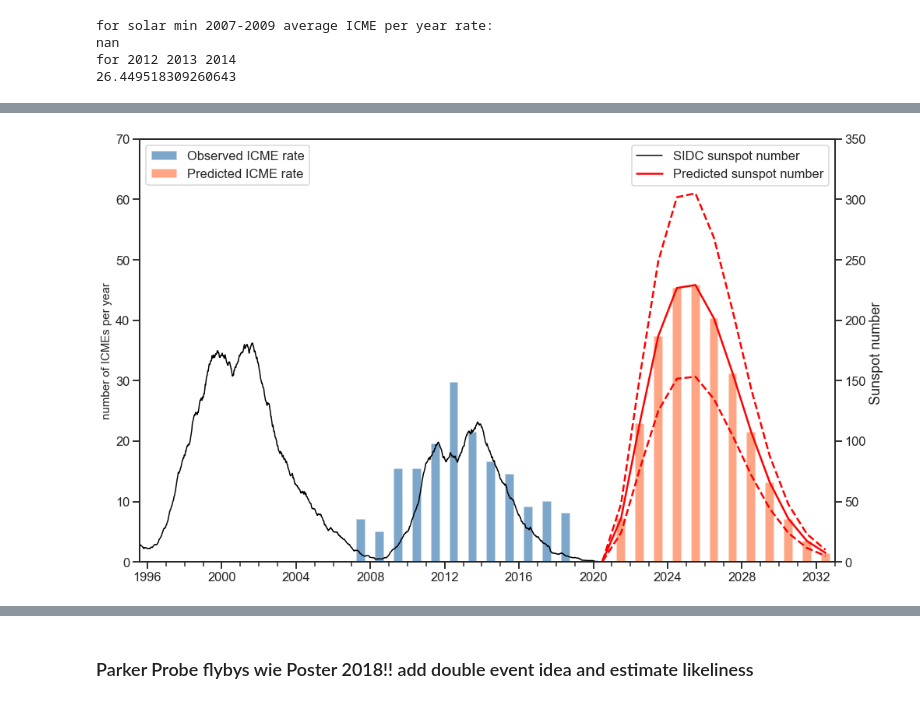
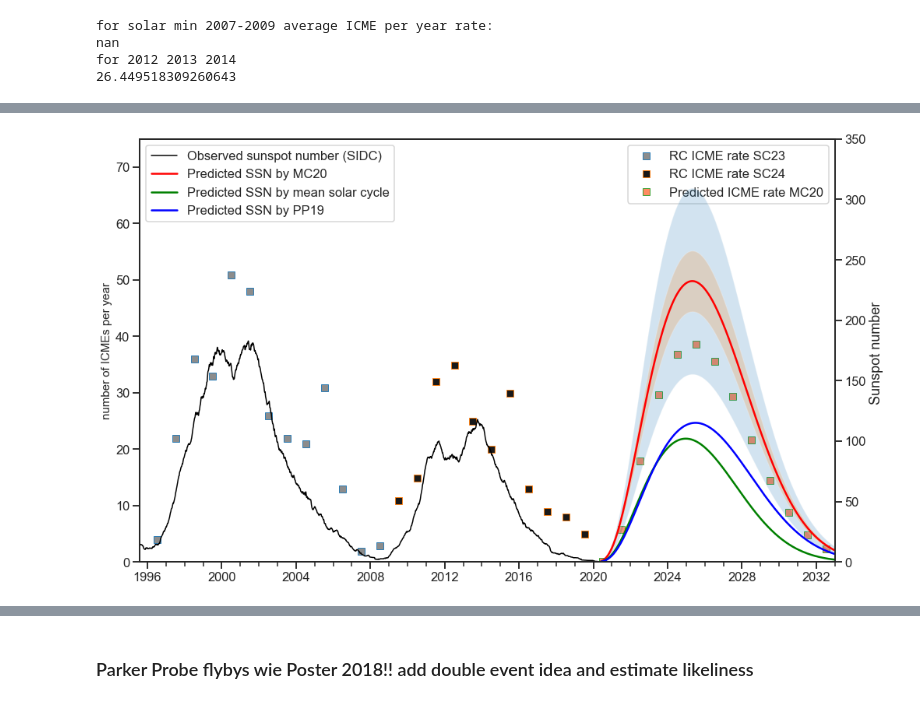
Before and after one commit to cmoestl/heliocats, a Jupyter notebook: cme_rate.ipynb, the cells around one changed output, grey strips where cells are left out. Saved outputs shown, nothing was run; the diff lists cells and outputs as text; code cells hidden in the pictures.

Commit message:
cme_rate added hathaway

```diff
--- a/cme_rate.ipynb
+++ b/cme_rate.ipynb
@@ -851,0 +869,8 @@ icmes upper:  [ 0. 10. 31. 50. 60. 61. 54. 42. 29. 18. 10.  5.  2.]
+# %%
+#(histspots, bin_edges_spots) = np.histogram(ssn.spots_mean_13, yearly_bin_edges)
+#print('histogram spots_mean_13:',histspots)
+
+conversion_factor_spots_to_icmes=6.0
+
+
+#***************make linear correlation icme rate sunspot number
@@ -857,63 +1076,71 @@ icmes upper:  [ 0. 10. 31. 50. 60. 61. 54. 42. 29. 18. 10.  5.  2.]
 #30.42 is the average days per month
 #ospot_yearly_mean=hs.running_mean(ospot,int(np.rint(24*30.42*runmean_months+1)))
 
+#%matplotlib inline
+#plt.rcParams["figure.figsize"] = (20,10)
 
-%matplotlib inline
 
 sns.set_context("talk")
-sns.set_style('white')
+sns.set_style('whitegrid')
 sns.set_style("ticks",{'grid.linestyle': '--'})
 fsize=15
 
 fig=plt.figure(5,figsize=(16,10))
-ax2 = plt.subplot(111)
-
-
-
-ax3=ax2.twinx()
-ax3.plot(ssn.time,ssn.spot_mean_13,'-k',alpha=1,linewidth=1.5,label='SIDC sunspot number')
-
-
-#prediction for 25
-ax3.plot(yearly_mid_times_25,spots_predict_25,'-r',alpha=1,linewidth=2.5,label='Predicted sunspot number')
-ax3.plot(yearly_mid_times_25,spots_predict_25_lower,'--r',alpha=1,linewidth=2.5)
-ax3.plot(yearly_mid_times_25,spots_predict_25_upper,'--r',alpha=1,linewidth=2.5)
-
-
-ax3.set_ylabel('Sunspot number ')
-max_spot=350
-ax3.set_ylim(0,max_spot)
+ax1 = plt.subplot(111)
 
 
 
 
-binweite=180
+
+
+
+
+
+################################ plot various ICME rates
+#ax1.plot(yearly_mid_times_23,wind_mfr_number_23, marker='s',markerfacecolor='black', alpha=0.9,label='Observed ICME rate',linestyle='')
+#ax1.plot(yearly_mid_times_24,wind_mfr_number_24, marker='s',markerfacecolor='black', alpha=0.9,label='Observed ICME rate',linestyle='')
+
+ax1.plot(yearly_mid_times_23,rc_rate_values_23, marker='s',markerfacecolor='grey', alpha=0.9,label='RC ICME rate SC23',linestyle='')
+ax1.plot(yearly_mid_times_24,rc_rate_values_24, marker='s',markerfacecolor='black', alpha=0.9,label='RC ICME rate SC24',linestyle='')
+ax1.plot(yearly_mid_times_25,icmes_predict_25, marker='s',markerfacecolor='coral', alpha=0.9,label='Predicted ICME rate MC20',linestyle='')
+
+
+max_spot=300
+ax1.set_ylim(0,max_spot/conversion_factor_spots_to_icmes*1.5)
+ax1.set_ylabel('number of ICMEs per year',fontsize=fsize)
+ax1.legend(loc=1)
+#ax2.set_yticks(fontsize=fsize)
+
+#old bar plot
+#binweite=180
 #ax2.bar(yearly_mid_times_23,wind_mfr_number_23, width=binweite,color='mediumseagreen', alpha=0.7)
-ax2.bar(yearly_mid_times_24,wind_mfr_number_24, width=binweite,color='steelblue', alpha=0.7,label='Observed ICME rate')
-ax2.bar(yearly_mid_times_25,icmes_predict_25, width=binweite,color='coral', alpha=0.7,label='Predicted ICME rate')
-ax2.set_ylim(0,max_spot/conversion_factor_spots_to_icmes)
+#ax2.bar(yearly_mid_times_24,wind_mfr_number_24, width=binweite,color='steelblue', alpha=0.7,label='Observed ICME rate')
+#ax2.bar(yearly_mid_times_25,icmes_predict_25, width=binweite,color='coral', alpha=0.7,label='Predicted ICME rate')
 #ax2.set_xlim(yearly_bin_edges_23[0],yearly_bin_edges_23[-1])
 
-fsize=15
-ax2.set_ylabel('number of ICMEs per year',fontsize=fsize)
-#ax2.set_yticks(fontsize=fsize)
 
 
+
+#p######################## plot sunspot number
+ax2=ax1.twinx()
+ax2.plot(ssn.time,ssn.spot_mean_12,'-k',alpha=1,linewidth=1.5,label='Observed sunspot number (SIDC)')
+
+
+############################ #daily prediction smooth curve
+ax2.plot(times_25_daily,spots_predict_25_daily,'-r',alpha=1,linewidth=2.5,label='Predicted SSN by MC20')
+ax2.plot(times_25_daily,spots_predict_25m_daily,'-g',alpha=1,linewidth=2.5,label='Predicted SSN by mean solar cycle')
+ax2.plot(times_25_daily,spots_predict_25pp_daily,'-b',alpha=1,linewidth=2.5,label='Predicted SSN by PP19')
+ax2.fill_between(times_25_daily, spots_predict_25_daily_lower95, spots_predict_25_daily_upper95, alpha=0.2)
+ax2.fill_between(times_25_daily, spots_predict_25_daily_lower68, spots_predict_25_daily_upper68, alpha=0.2)
+ax2.set_ylabel('Sunspot number ')
+
+ax2.set_xlim(parse_time('1995-08-01').plot_date,parse_time('2033-01-01').plot_date)
+max_spot=350
+ax2.set_ylim(0,max_spot)
 years = mdates.YearLocator()   # every year
-years_fmt = mdates.DateFormatter('%Y')
-ax3.xaxis.set_minor_locator(years)
-
-ax3.set_xlim(parse_time('1995-08-01').plot_date,parse_time('2033-01-01').plot_date)
-#ax3.format_xdata = years_fmt
-
-ax3.legend(loc=1)
+ax2.xaxis.set_minor_locator(years)
 ax2.legend(loc=2)
 
-#plot - 1996 bis 2030
-#rate at Earth und fits und sunspot number und hathaway fits
-#relationship - >sunspot number or radio flux with ICME rate
-
-#result predicted ICME rate at Earth
 
 print('spots/icmes:',conversion_factor_spots_to_icmes)
 plt.savefig('results/plots_rate/solar_cycle_25_prediction.pdf', dpi=300)
@@ -923 +1153 @@ spots/icmes: 5.0
-[figure, old version]
+[figure, new version]
```
Also changed, not shown: parts of 18 cells of this notebook, 2 other files.
